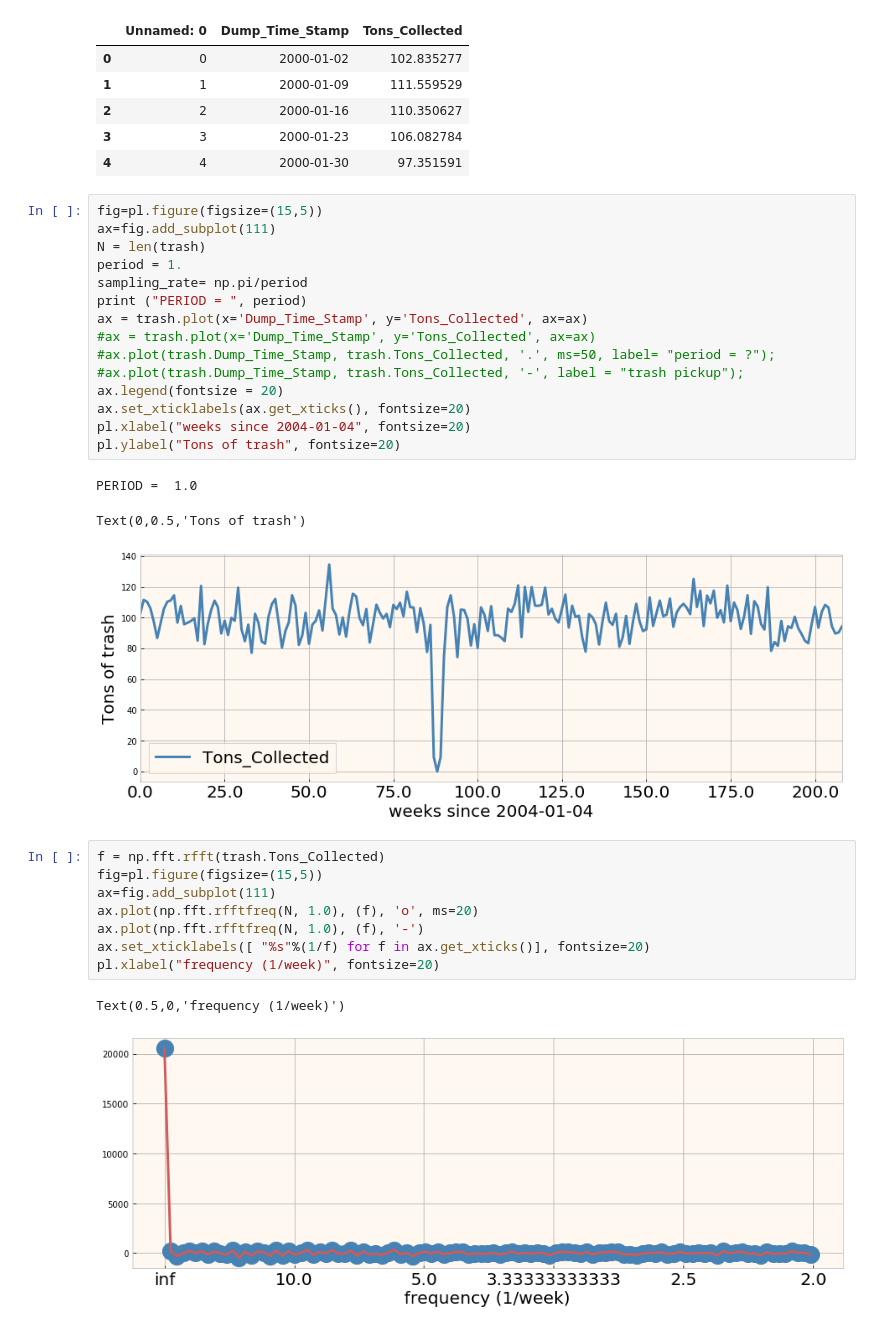
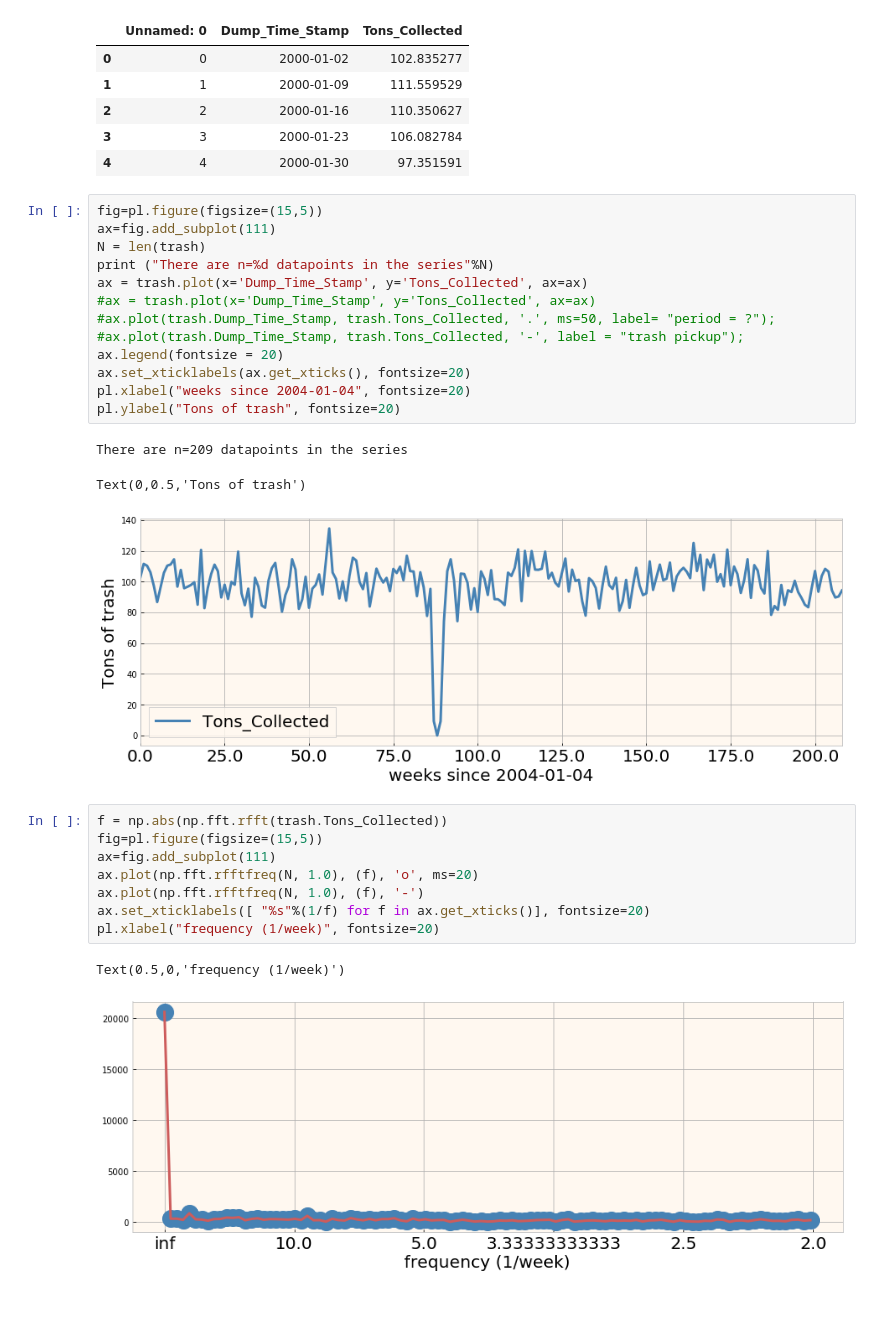
Before and after one commit to fedhere/UInotebooks, a Jupyter notebook: timeseries/fourier.ipynb, the cells around one changed output. Saved outputs shown, nothing was run; the diff lists cells and outputs as text.

```diff
--- a/timeseries/fourier.ipynb
+++ b/timeseries/fourier.ipynb
@@ -132,9 +132,7 @@ trash.head()
 fig=pl.figure(figsize=(15,5))
 ax=fig.add_subplot(111)
 N = len(trash)
-period = 1.
-sampling_rate= np.pi/period
-print ("PERIOD = ", period)
+print ("There are n=%d datapoints in the series"%N)
 ax = trash.plot(x='Dump_Time_Stamp', y='Tons_Collected', ax=ax)
 #ax = trash.plot(x='Dump_Time_Stamp', y='Tons_Collected', ax=ax)
 #ax.plot(trash.Dump_Time_Stamp, trash.Tons_Collected, '.', ms=50, label= "period = ?");
@@ -144,17 +142,17 @@ ax.set_xticklabels(ax.get_xticks(), fontsize=20)
 pl.xlabel("weeks since 2004-01-04", fontsize=20)
 pl.ylabel("Tons of trash", fontsize=20)
 # %% [output]
-PERIOD =  1.0
+There are n=209 datapoints in the series
 Text(0,0.5,'Tons of trash')
 [figure]
 # %%
-f = np.fft.rfft(trash.Tons_Collected)
+f = np.abs(np.fft.rfft(trash.Tons_Collected))
 fig=pl.figure(figsize=(15,5))
 ax=fig.add_subplot(111)
 ax.plot(np.fft.rfftfreq(N, 1.0), (f), 'o', ms=20)
 ax.plot(np.fft.rfftfreq(N, 1.0), (f), '-')
 ax.set_xticklabels([ "%s"%(1/f) for f in ax.get_xticks()], fontsize=20)
 pl.xlabel("frequency (1/week)", fontsize=20)
 # %% [output]
 Text(0.5,0,'frequency (1/week)')
-[figure, old version]
+[figure, new version]
```
Also changed, not shown: parts of 6 cells of this notebook.
